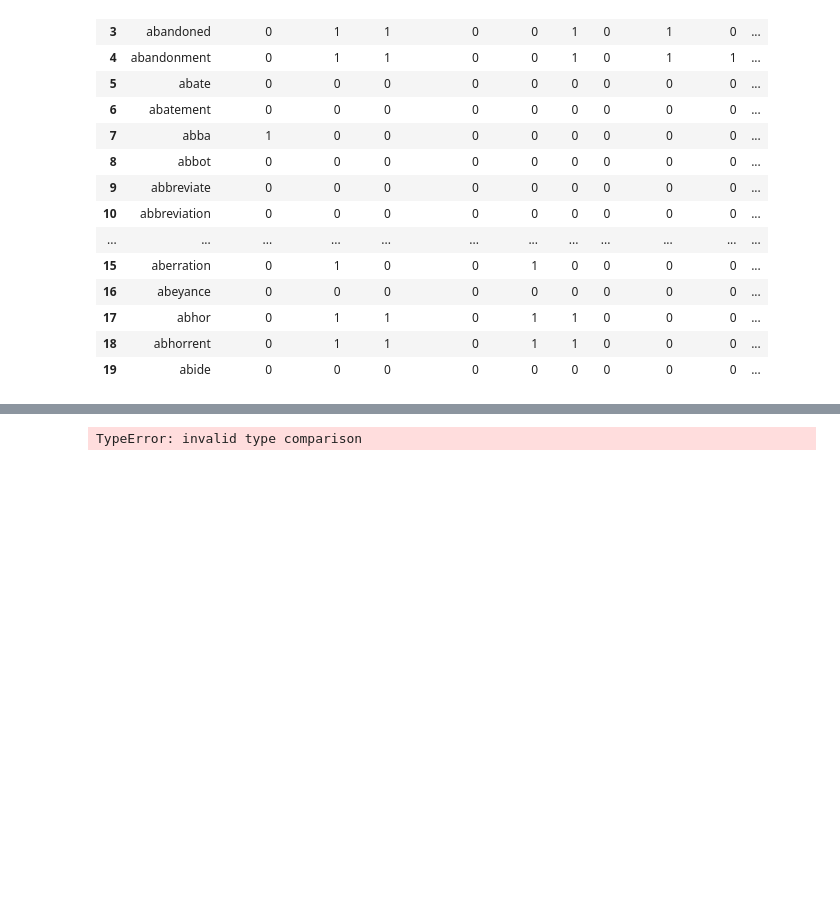
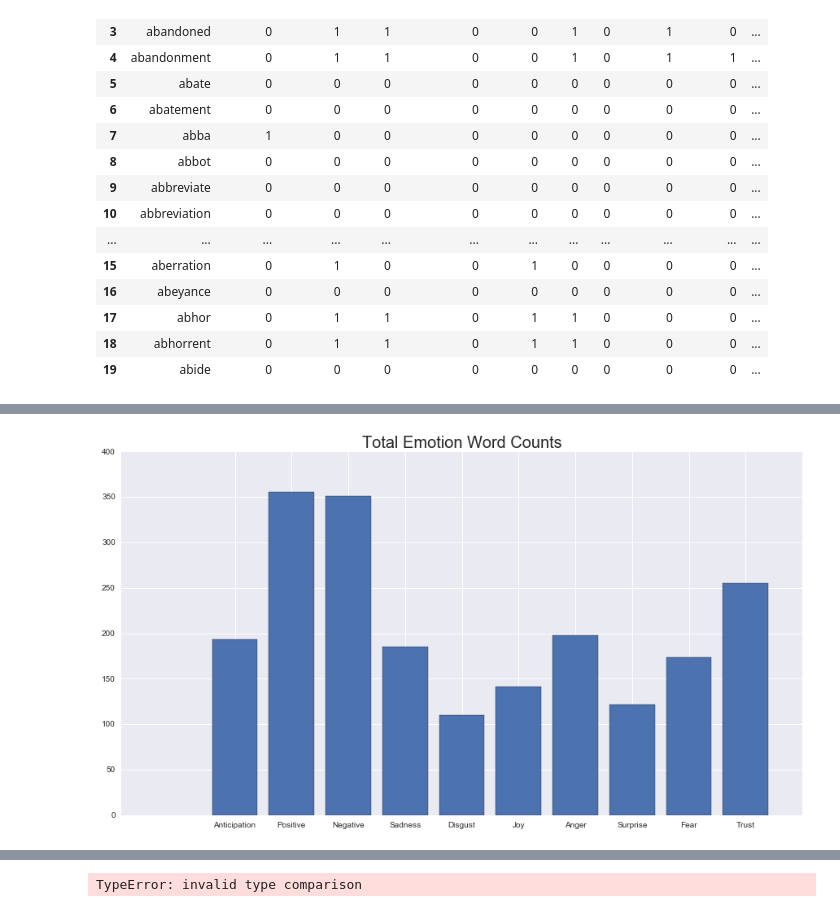
Before and after one commit to nickcdryan/Practice, a Jupyter notebook: trump_analysis/tweet_analysis.ipynb, the cells around one changed output, grey strips where cells are left out. Saved outputs shown, nothing was run; the diff lists cells and outputs as text; code cells hidden in the pictures; blank space fills up the shorter version.

```diff
--- a/trump_analysis/tweet_analysis.ipynb
+++ b/trump_analysis/tweet_analysis.ipynb
@@ -220 +232,6 @@ dt.head()
+# %%
+keys = {'<a href="http://twitter.com/download/android" rel="nofollow">Twitter for Android</a>': 'Android',
+        '<a href="http://twitter.com/download/iphone" rel="nofollow">Twitter for iPhone</a>': 'iPhone',
+        '<a href="http://twitter.com" rel="nofollow">Twitter Web Client</a>': 'Web'}
+dt = dt.replace({"source": keys})
 # %%
@@ -238,3 +256,30 @@ emotion_lexicon[1:20]
 | 17 | abhor | 0 | 1 | 1 | 0 | 1 | 1 | 0 | 0 | 0 | ... |
 | 18 | abhorrent | 0 | 1 | 1 | 0 | 1 | 1 | 0 | 0 | 0 | ... |
 | 19 | abide | 0 | 0 | 0 | 0 | 0 | 0 | 0 | 0 | 0 | ... |
+# %%
+affects = ['Positive', 'Negative', 'Anger', 'Anticipation', 'Disgust',
+           'Fear', 'Joy', 'Sadness', 'Surprise', 'Trust']
+
+# create emotion dictionary
+emotion_words = dict()
+for key in affects:
+    emotion_words[key] = emotion_lexicon[(emotion_lexicon[key] == 1)]['English Word'].tolist()
+# %%
+# counts number of words in tweet matching values in emotion dictionary for a given emotion
+def emotioncount(df, emotion):
+    col = []
+    for line in df:
+        emotcount = 0
+        for word in line:
+            if word in emotion_words[emotion]:
+                emotcount = emotcount + 1
+        col.append(emotcount)
+    return col
+# %%
+dt.loc[:, 'number of tokens'] = dt['tokens'].apply(len)
+
+for affect in affects:
+    dt.loc[:, affect] = emotioncount(dt['tokens'], affect)
+    dt.loc[:, affect + " ratio"] = dt[affect] / dt['number of tokens']
+
+dt.head()
@@ -240,0 +294,13 @@ emotion_lexicon[1:20]
+# %%
+emotion_sums = dict()
+for key in affects:
+    emotion_sums[key] = sum(dt[key])
+
+plt.figure(figsize=(15,8))
+plt.title('Total Emotion Word Counts', fontsize = 20)
+plt.bar(range(len(emotion_sums)), emotion_sums.values(), align='center', )
+plt.xticks(range(len(emotion_sums)), emotion_sums.keys())
+
+plt.show()
+# %% [output]
+[figure, added]
```
Also changed, not shown: parts of 25 cells of this notebook.
